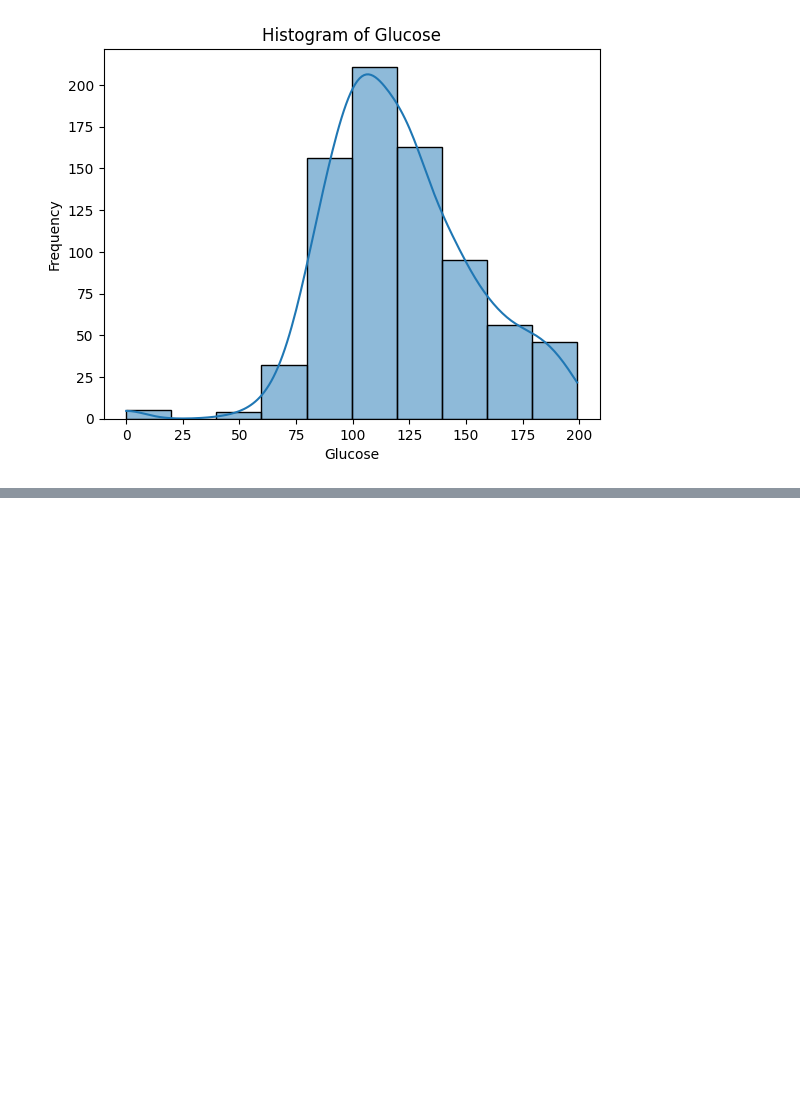
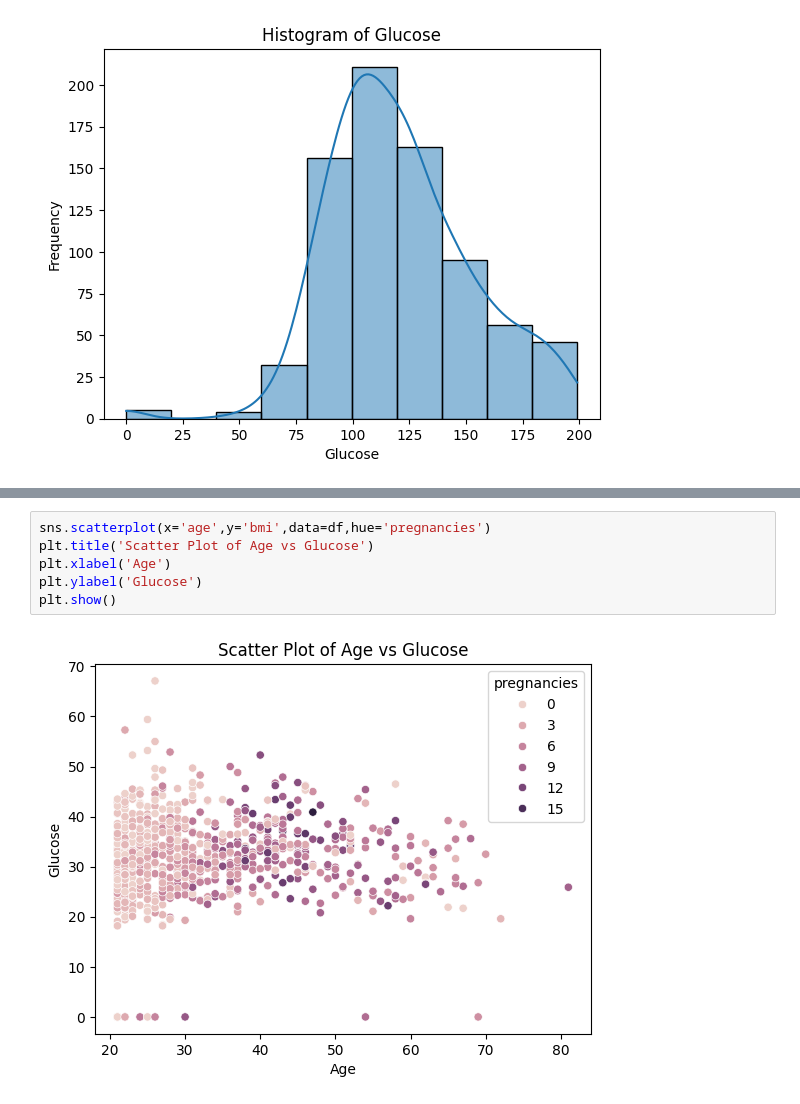
Before and after one commit to Biffy2100/SY-AIDS-SEM-bml, a Jupyter notebook: SYAIDS_SEM_3_SKILL.ipynb, the cells around one changed output, grey strips where cells are left out. Cells and saved outputs as stored; diff of their text form; blank space fills up the shorter version.

```diff
--- a/SYAIDS_SEM_3_SKILL.ipynb
+++ b/SYAIDS_SEM_3_SKILL.ipynb
@@ -146,0 +155,8 @@ plt.show()
+# %%
+sns.scatterplot(x='age',y='bmi',data=df,hue='pregnancies')
+plt.title('Scatter Plot of Age vs Glucose')
+plt.xlabel('Age')
+plt.ylabel('Glucose')
+plt.show()
+# %% [output]
+[figure, added]
```
Also changed, not shown: parts of 4 cells of this notebook.
